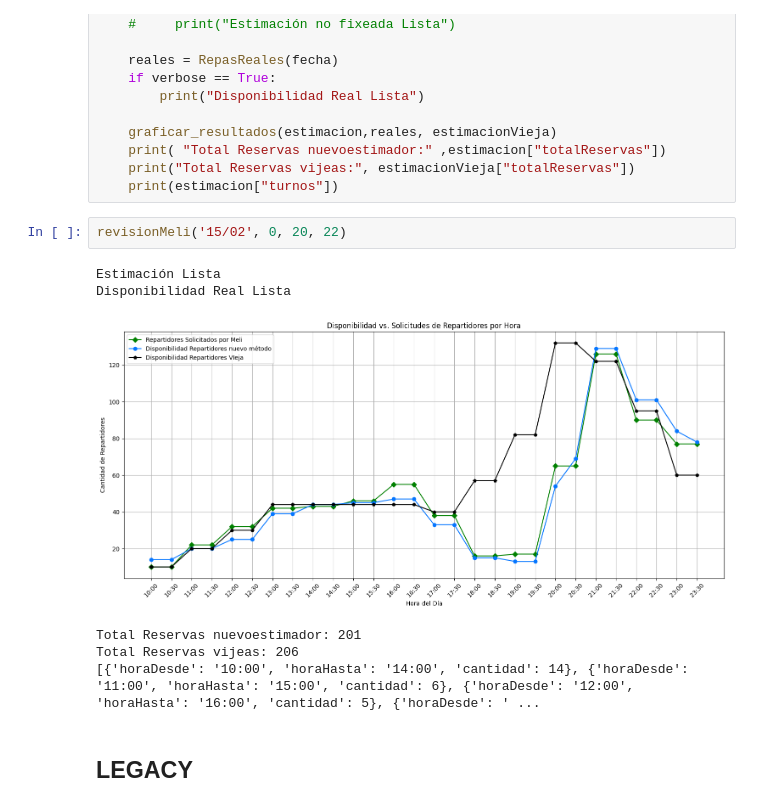
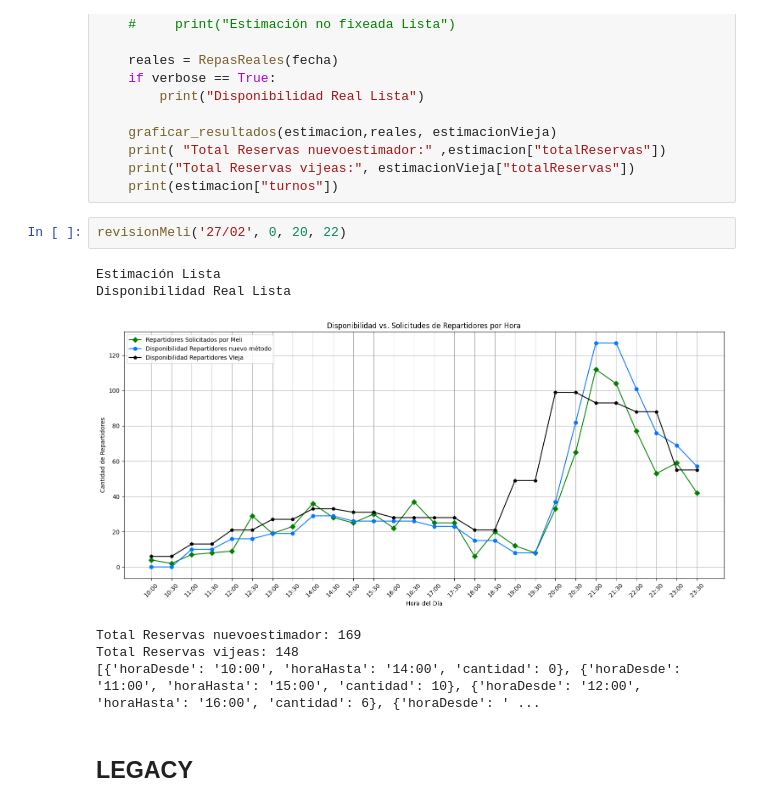
Before and after one commit to gastonmichelotti/EstimadorODS, a Jupyter notebook: TestMeli.ipynb, the cells around one changed output. Cells and saved outputs as stored; diff of their text form.

```diff
--- a/TestMeli.ipynb
+++ b/TestMeli.ipynb
@@ -252,14 +252,14 @@ def revisionMeli(fecha, aumento = 0, aumentoDemanda = 0, aumentoDesde = 0, verbo
     print("Total Reservas vijeas:", estimacionVieja["totalReservas"])
     print(estimacion["turnos"])
 # %%
-revisionMeli('15/02', 0, 20, 22)
+revisionMeli('27/02', 0, 20, 22)
 # %% [output]
 Estimación Lista
 Disponibilidad Real Lista
-[figure, old version]
+[figure, new version]
-Total Reservas nuevoestimador: 201
-Total Reservas vijeas: 206
-[{'horaDesde': '10:00', 'horaHasta': '14:00', 'cantidad': 14}, {'horaDesde': '11:00', 'horaHasta': '15:00', 'cantidad': 6}, {'horaDesde': '12:00', 'horaHasta': '16:00', 'cantidad': 5}, {'horaDesde': ' ...
+Total Reservas nuevoestimador: 169
+Total Reservas vijeas: 148
+[{'horaDesde': '10:00', 'horaHasta': '14:00', 'cantidad': 0}, {'horaDesde': '11:00', 'horaHasta': '15:00', 'cantidad': 10}, {'horaDesde': '12:00', 'horaHasta': '16:00', 'cantidad': 6}, {'horaDesde': ' ...
 # %% [markdown]
 ## LEGACY
 # %%
```
Also changed, not shown: 1 other file.
